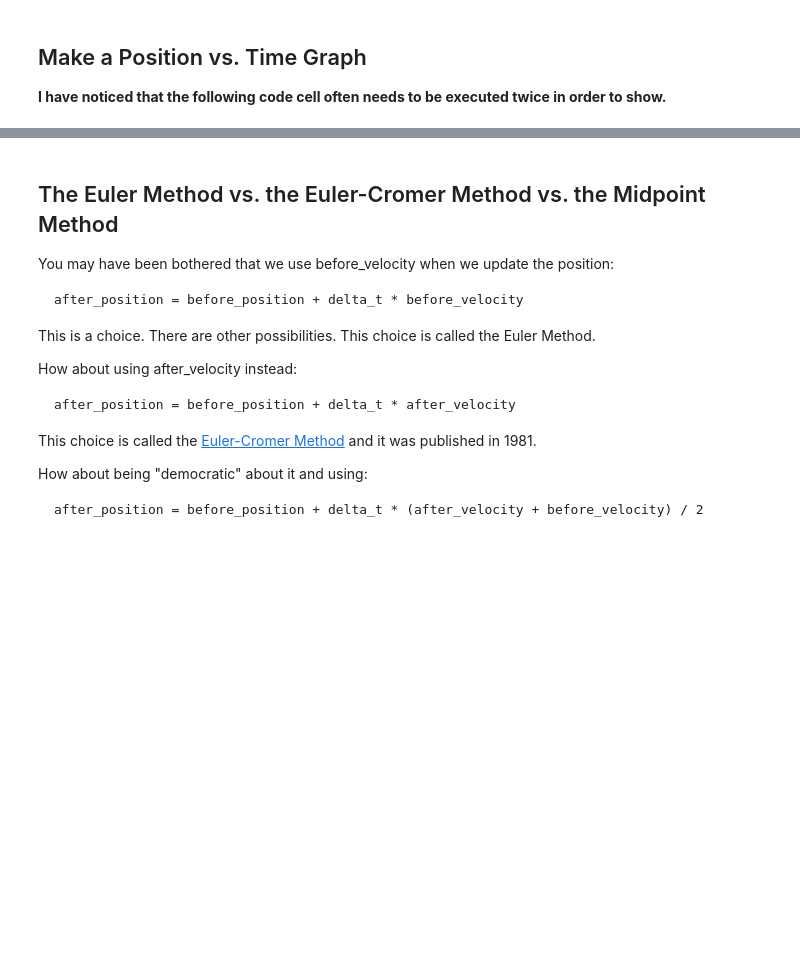
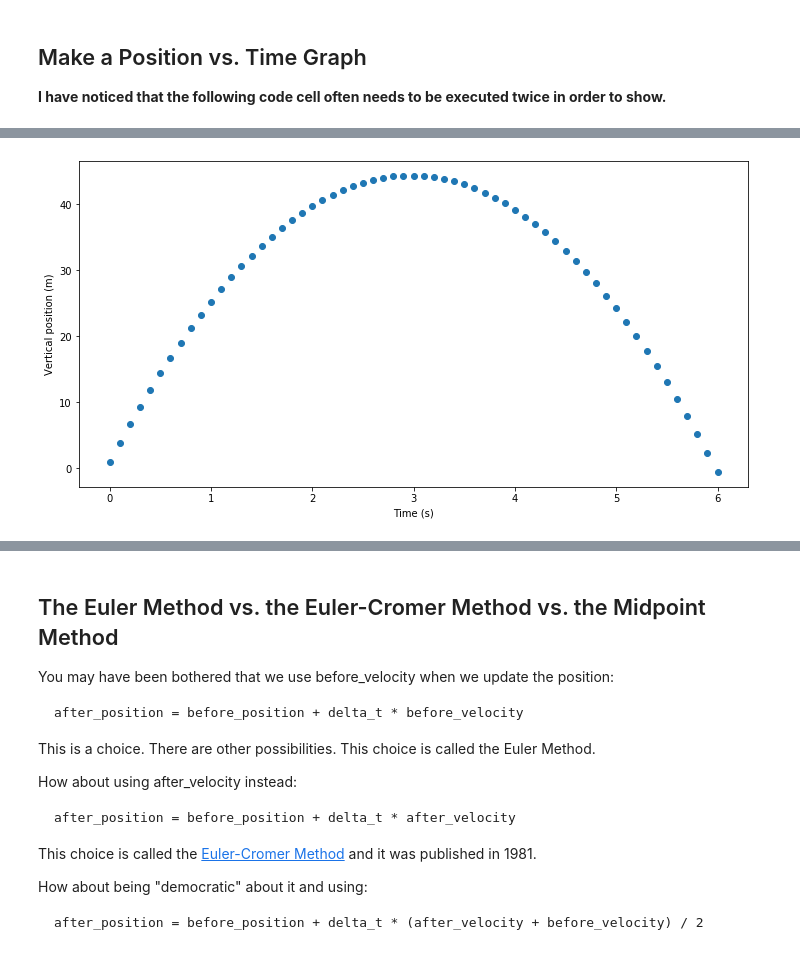
Before and after one commit to brianhill/loops-and-orbits, a Jupyter notebook: notebooks/lao-2-1.ipynb, the cells around one changed output, grey strips where cells are left out. Saved outputs shown, nothing was run; the diff lists cells and outputs as text; code cells hidden in the pictures; blank space fills up the shorter version.

```diff
--- a/notebooks/lao-2-1.ipynb
+++ b/notebooks/lao-2-1.ipynb
@@ -112,0 +151,15 @@ plt.show()
+# %%
+%matplotlib inline
+# The previous line works around a known Jupyter bug: https://github.com/jupyter/notebook/issues/3670
+import matplotlib.pyplot as plt
+
+plt.figure(figsize=(12, 6))
+
+plt.scatter(times, y_positions)
+
+plt.xlabel("Time (s)")
+plt.ylabel("Vertical position (m)")
+
+plt.show()
+# %% [output]
+[figure, added]
```
Also changed, not shown: parts of 13 cells of this notebook, 1 other file.
